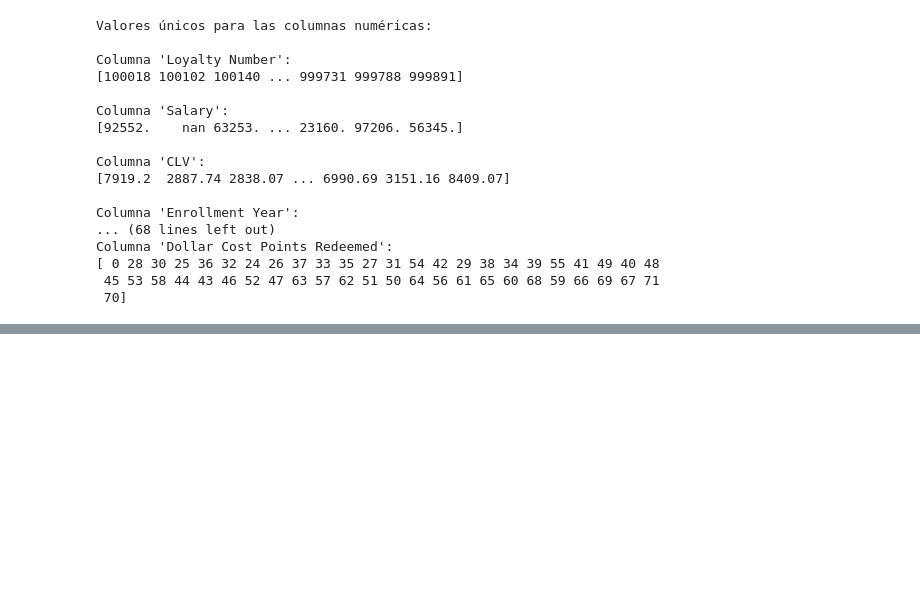
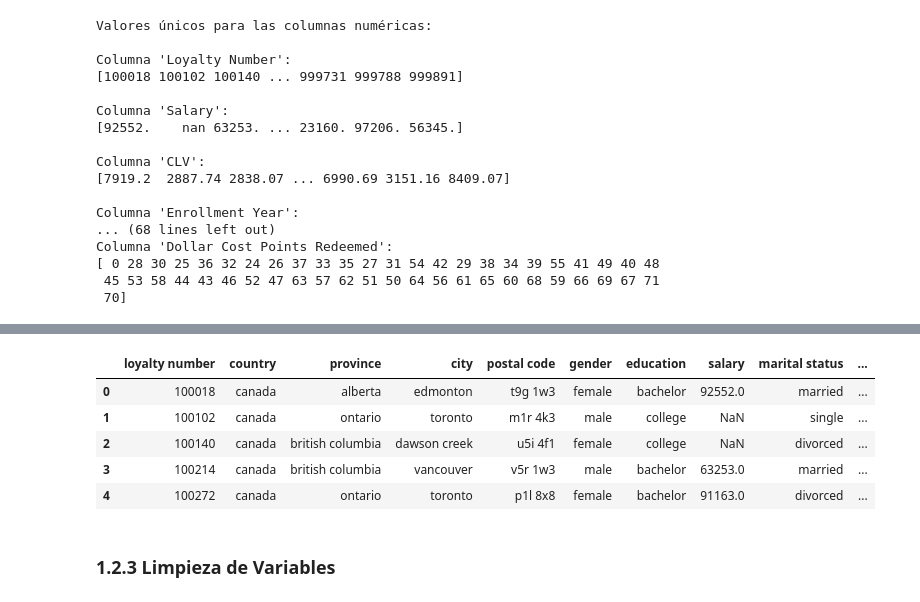
Before and after one commit to Adalab/bda-modulo-3-evaluacion-final-TeresaAdalab, a Jupyter notebook: Evaluacion Final Modulo 3.ipynb, the cells around one changed output, grey strips where cells are left out. Saved outputs shown, nothing was run; the diff lists cells and outputs as text; code cells hidden in the pictures; blank space fills up the shorter version.

Commit message:
Limpieza de Variables

```diff
--- a/Evaluacion Final Modulo 3.ipynb
+++ b/Evaluacion Final Modulo 3.ipynb
@@ -641,0 +672,11 @@ que deberán ser tratados en los analisis posteriores
+# %%
+df_final.head()
+# %% [output]
+|  | loyalty number | country | province | city | postal code | gender | education | salary | marital status | ... |
+| 0 | 100018 | canada | alberta | edmonton | t9g 1w3 | female | bachelor | 92552.0 | married | ... |
+| 1 | 100102 | canada | ontario | toronto | m1r 4k3 | male | college | NaN | single | ... |
+| 2 | 100140 | canada | british columbia | dawson creek | u5i 4f1 | female | college | NaN | divorced | ... |
+| 3 | 100214 | canada | british columbia | vancouver | v5r 1w3 | male | bachelor | 63253.0 | married | ... |
+| 4 | 100272 | canada | ontario | toronto | p1l 8x8 | female | bachelor | 91163.0 | divorced | ... |
+# %% [markdown]
+### 1.2.3 Limpieza de Variables
```
Also changed, not shown: parts of 23 cells of this notebook.
